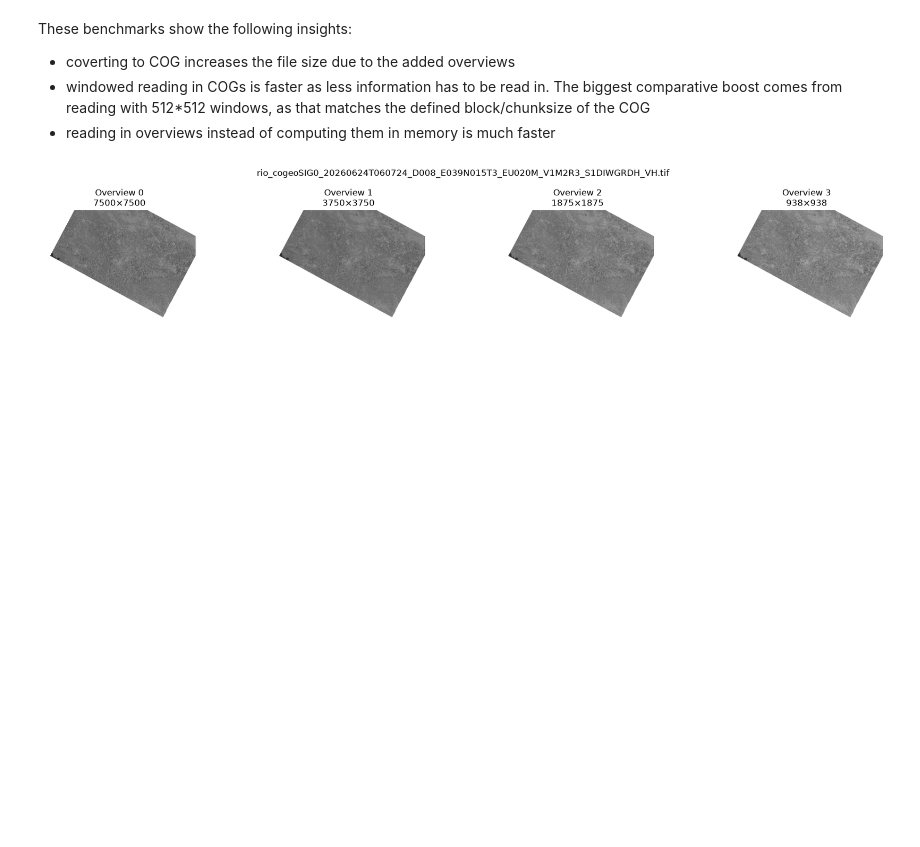
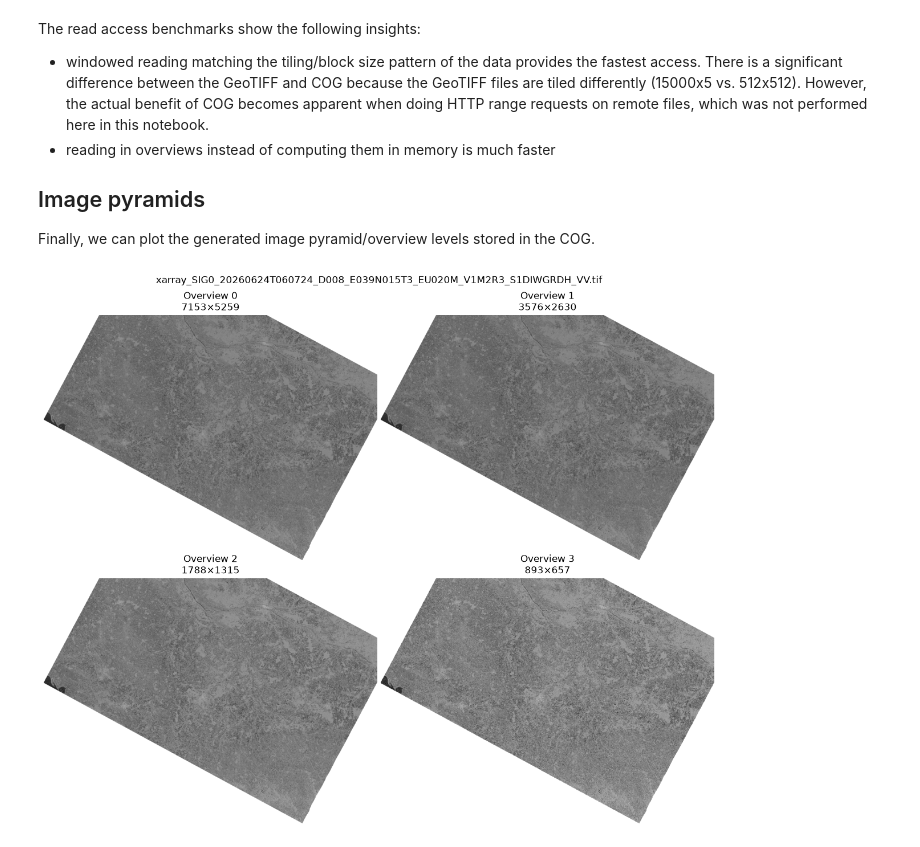
Before and after one commit to eodcgmbh/eodc-examples, a Jupyter notebook: demos/EOCS_cn_notebook/src/01_geotiff_to_cog.ipynb, the cells around one changed output. Cells and saved outputs as stored; diff of their text form; code cells hidden in the pictures; blank space fills up the shorter version.

Commit message:
reviewed and finalised 01_geotiff_to_cog notebook

```diff
--- a/demos/EOCS_cn_notebook/src/01_geotiff_to_cog.ipynb
+++ b/demos/EOCS_cn_notebook/src/01_geotiff_to_cog.ipynb
@@ -34,6 +29,6 @@ import pandas as pd
 # %%
-datapath = Path('../data/01_S1_sigma0_geotif')
-cog_path = Path('../outputs/01_S1_sigma0_cog')
+gt_dirpath = Path('../data/01_s1_sigma0_geotiff')
+cog_dirpath = Path('../outputs/01_s1_sigma0_cog')
 
-datapath.mkdir(parents=True, exist_ok=True)
-cog_path.mkdir(parents=True, exist_ok=True)
+gt_dirpath.mkdir(parents=True, exist_ok=True)
+cog_dirpath.mkdir(parents=True, exist_ok=True)
@@ -265,0 +222,10 @@ xarraySIG0_20260624T060724_D008_E039N015T3_EU020M_V1M2R3_S1DIWGRDH_VH.tif
+# %%
+benchmark_dfs = []
+for filepath in gt_dirpath.glob('*.tif'):
+    benchmark_dfs.append(benchmark_tif(filepath))
+
+for filepath in cog_dirpath.glob('*.tif'):
+    benchmark_dfs.append(benchmark_tif(filepath))
+
+benchmark_df = pd.concat(benchmark_dfs)
+benchmark_df
@@ -266,30 +241,41 @@ xarraySIG0_20260624T060724_D008_E039N015T3_EU020M_V1M2R3_S1DIWGRDH_VH.tif
 # %% [markdown]
-These benchmarks show the following insights:
-- coverting to COG increases the file size due to the added overviews
-- windowed reading in COGs is faster as less information has to be read in. The biggest comparative boost comes from reading with 512*512 windows, as that matches the defined block/chunksize of the COG
+The read access benchmarks show the following insights:
+- windowed reading matching the tiling/block size pattern of the data provides the fastest access. There is a significant difference between the GeoTIFF and COG because the GeoTIFF files are tiled differently (15000x5 vs. 512x512). However, the actual benefit of COG becomes apparent when doing HTTP range requests on remote files, which was not performed here in this notebook.
 - reading in overviews instead of computing them in memory is much faster
+
+## Image pyramids
+
+Finally, we can plot the generated image pyramid/overview levels stored in the COG.
 # %%
-# show overviews -> very easy to plot :) but not really required at all
-for fn in cog_path.glob('*.tif'):
-    overview_lvls = [0, 1, 2, 3]
-    arrays = []
-    for view in overview_lvls:
-        with rasterio.open(fn, overview_level=view) as src:
-            arr = src.read()[0]
-            arr = arr.astype(np.float32)
-            arr[arr==-9999] = np.nan
-            arrays.append(arr)
+ref_cog_filepath = next(cog_dirpath.glob('*.tif'))
 
-    fig, axes = plt.subplots(1, len(arrays), figsize=(18, 4))
+def crop_to_valid(arr: np.ndarray) -> np.ndarray:
+    valid = ~np.isnan(arr)
+    rows = np.any(valid, axis=1)
+    cols = np.any(valid, axis=0)
+    rmin, rmax = np.where(rows)[0][[0, -1]]
+    cmin, cmax = np.where(cols)[0][[0, -1]]
+    return arr[rmin:rmax + 1, cmin:cmax + 1]
 
-    for ax, arr, level in zip(axes, arrays, overview_lvls):
-        ax.imshow(arr, cmap="gray")
-        ax.set_title("Full res" if level == -1 else f"Overview {level}\n{arr.shape[1]}×{arr.shape[0]}")
-        ax.axis("off")
+overview_lvls = [0, 1, 2, 3]
+arrays = []
+for overview_lvl in overview_lvls:
+    with rasterio.open(ref_cog_filepath, overview_level=overview_lvl) as src:
+        arr = src.read()[0]
+        arr = arr.astype(np.float32)
+        arr[arr==-9999] = np.nan
+        arr = crop_to_valid(arr)
+        arrays.append(arr)
 
-    fig.suptitle(fn.name)
-    plt.tight_layout()
-    plt.show()
-    break
+fig, axes = plt.subplots(2, 2, figsize=(12, 10))
+fig.subplots_adjust(left=0.01, right=0.99, top=0.92, bottom=0.01, hspace=0.03, wspace=0.01)
+
+for ax, arr, level in zip(axes.flat, arrays, overview_lvls):
+    ax.imshow(arr, cmap="gray")
+    ax.set_title("Full res" if level == -1 else f"Overview {level}\n{arr.shape[1]}×{arr.shape[0]}")
+    ax.set_axis_off()
+
+fig.suptitle(filepath.name)
+plt.show()
 # %% [output]
-[figure, old version]
+[figure, new version]
```
Also changed, not shown: parts of 19 cells of this notebook, 2 other files.
